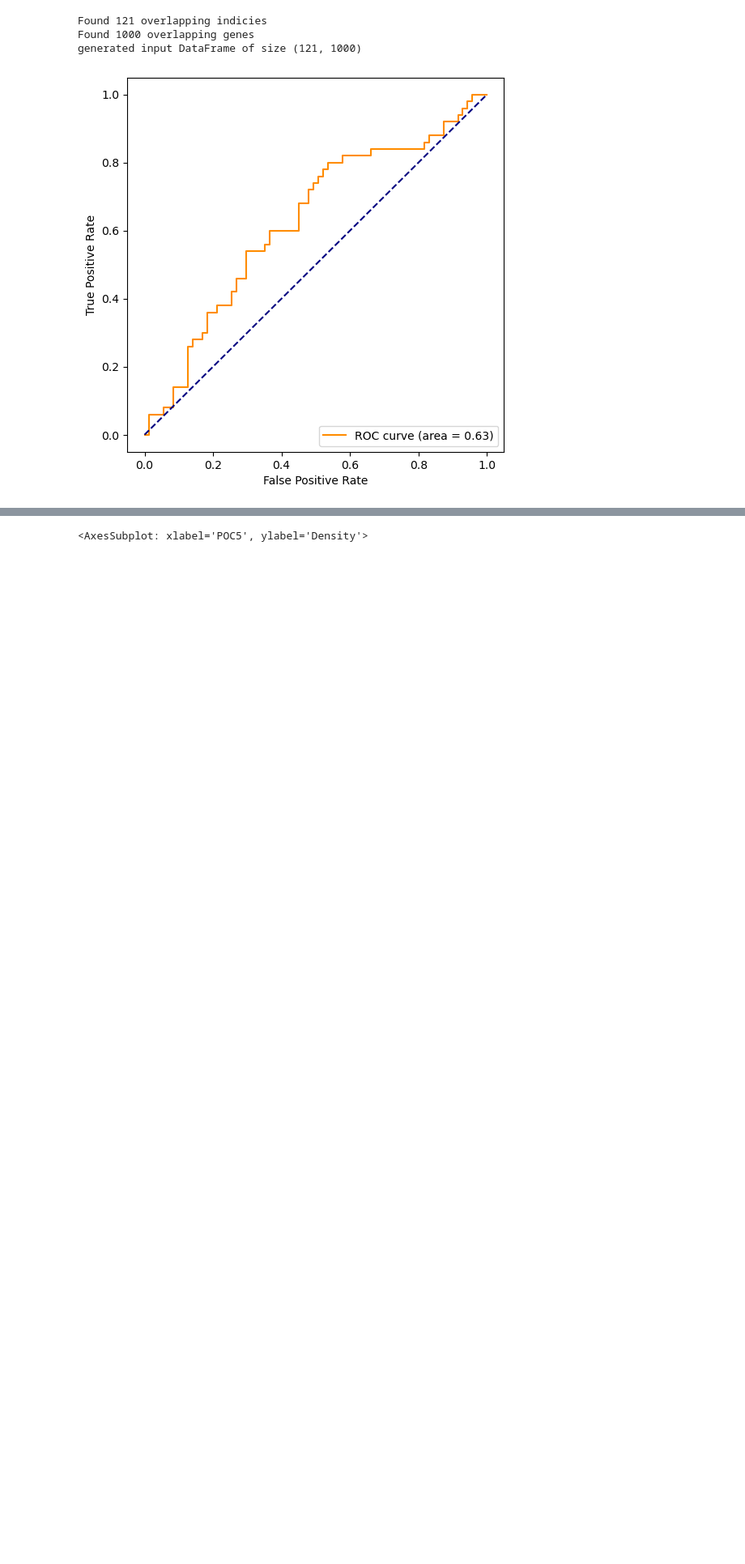
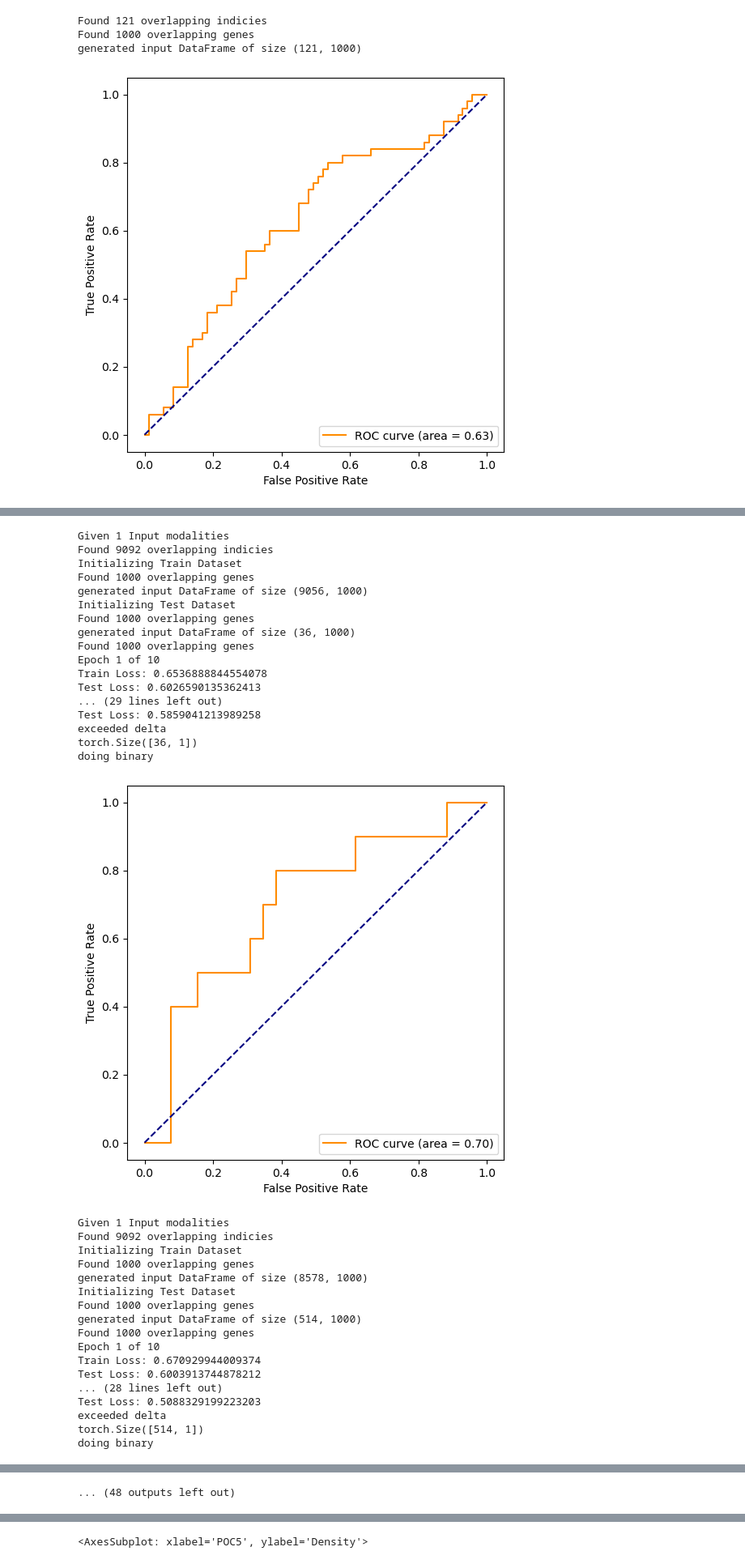
Before and after one commit to vanallenlab/pnet, a Jupyter notebook: src/PanCancer_ploidy.ipynb, the cells around one changed output, grey strips where cells are left out. Shown at 81% size. Saved outputs shown, nothing was run; the diff lists cells and outputs as text; code cells hidden in the pictures; blank space fills up the shorter version.

Commit message:
added test train set specifiaction option

```diff
--- a/src/PanCancer_ploidy.ipynb
+++ b/src/PanCancer_ploidy.ipynb
@@ -299,0 +255,55 @@ plt.show()
+# %%
+cancer_types = tumor['tumor'].unique()
+# %%
+leave_one_out_auc = {}
+for cancer in cancer_types:
+    test_inds = list(tumor[tumor['tumor'] == cancer].index)
+    model, train_scores, test_scores, train_dataset, test_dataset = Pnet.run(genetic_data,
+                                                                         absolute_ploidy_y,
+                                                                         verbose=True,
+                                                                         early_stopping=True,
+                                                                            test_inds=test_inds)
+    x_test = test_dataset.x
+    additional_test = test_dataset.additional
+    y_test = test_dataset.y
+    model.to('cpu')
+
+    pred = model(x_test, additional_test).detach()
+    auc = util.get_auc(pred, y_test)
+    leave_one_out_auc[cancer] = auc
+# %% [output]
+Given 1 Input modalities
+Found 9092 overlapping indicies
+Initializing Train Dataset
+Found 1000 overlapping genes
+generated input DataFrame of size (9056, 1000)
+Initializing Test Dataset
+Found 1000 overlapping genes
+generated input DataFrame of size (36, 1000)
+Found 1000 overlapping genes
+Epoch 1 of 10
+Train Loss: 0.6536888844554078
+Test Loss: 0.6026590135362413
+... (29 lines left out)
+Test Loss: 0.5859041213989258
+exceeded delta
+torch.Size([36, 1])
+doing binary
+[figure, added]
+Given 1 Input modalities
+Found 9092 overlapping indicies
+Initializing Train Dataset
+Found 1000 overlapping genes
+generated input DataFrame of size (8578, 1000)
+Initializing Test Dataset
+Found 1000 overlapping genes
+generated input DataFrame of size (514, 1000)
+Found 1000 overlapping genes
+Epoch 1 of 10
+Train Loss: 0.670929944009374
+Test Loss: 0.6003913744878212
+... (28 lines left out)
+Test Loss: 0.5088329199223203
+exceeded delta
+torch.Size([514, 1])
+doing binary
@@ -299,0 +383 @@ plt.show()
+... (48 outputs left out)
```
Also changed, not shown: parts of 11 cells of this notebook, 2 other files.
